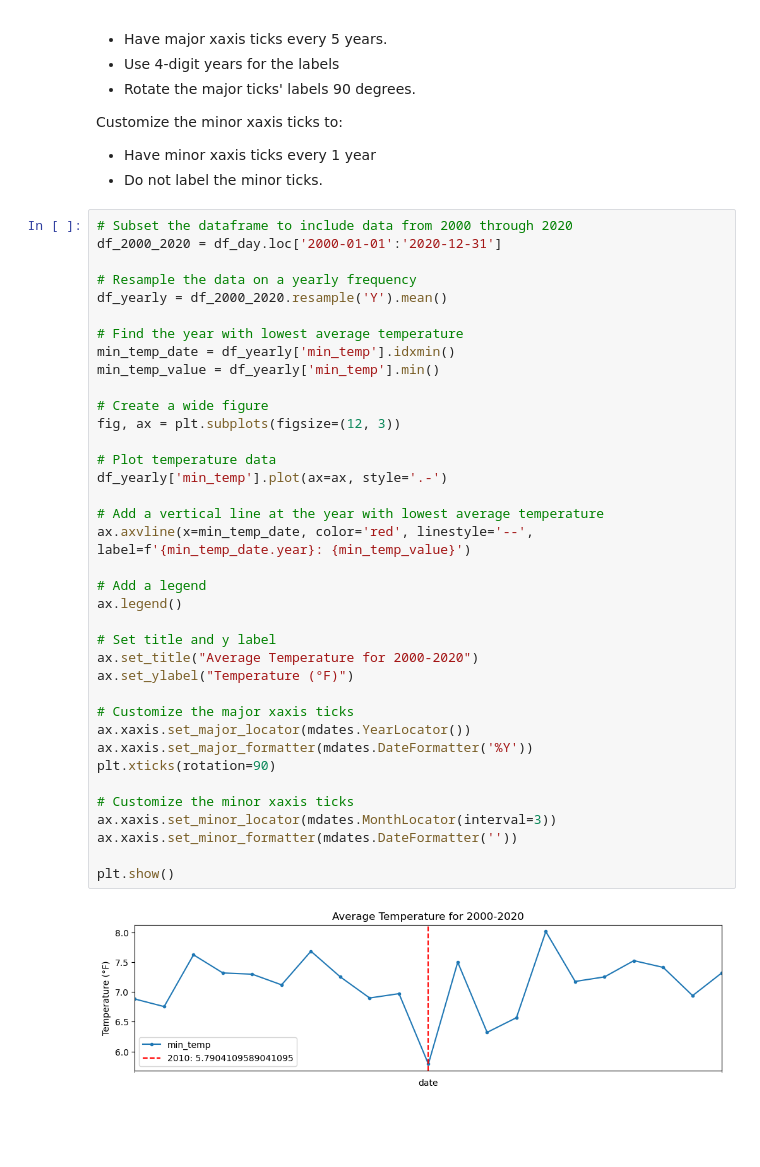
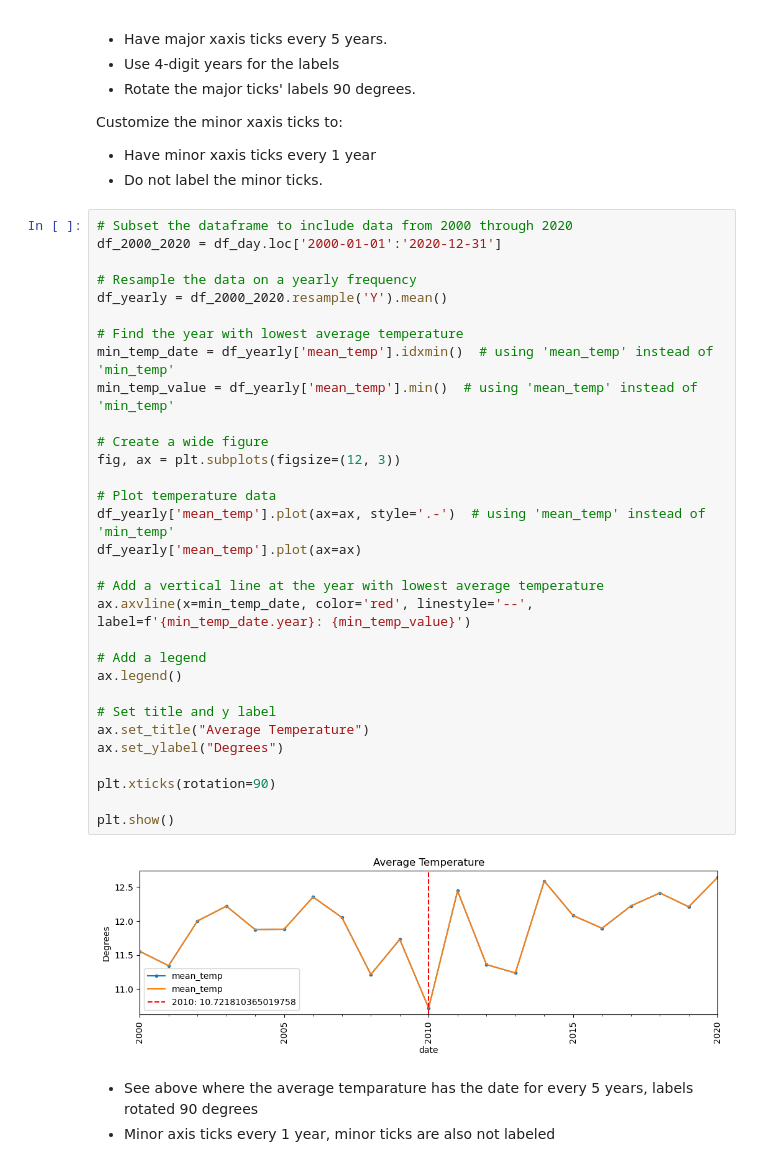
Before and after one commit to hgploutz/Resampling-Datetime-Data--Core-, a Jupyter notebook: Resampling Datetime Data Assignment.ipynb, the cells around one changed output. Cells and saved outputs as stored; diff of their text form; blank space fills up the shorter version.

```diff
--- a/Resampling Datetime Data Assignment.ipynb
+++ b/Resampling Datetime Data Assignment.ipynb
@@ -292,39 +275,36 @@ Customize the minor xaxis ticks to:
 # %%
 # Subset the dataframe to include data from 2000 through 2020
 df_2000_2020 = df_day.loc['2000-01-01':'2020-12-31']
 
 # Resample the data on a yearly frequency
 df_yearly = df_2000_2020.resample('Y').mean()
 
 # Find the year with lowest average temperature
-min_temp_date = df_yearly['min_temp'].idxmin()
-min_temp_value = df_yearly['min_temp'].min()
+min_temp_date = df_yearly['mean_temp'].idxmin()  # using 'mean_temp' instead of 'min_temp'
+min_temp_value = df_yearly['mean_temp'].min()  # using 'mean_temp' instead of 'min_temp'
 
 # Create a wide figure
 fig, ax = plt.subplots(figsize=(12, 3))
 
 # Plot temperature data
-df_yearly['min_temp'].plot(ax=ax, style='.-')
+df_yearly['mean_temp'].plot(ax=ax, style='.-')  # using 'mean_temp' instead of 'min_temp'
+df_yearly['mean_temp'].plot(ax=ax)
 
 # Add a vertical line at the year with lowest average temperature
 ax.axvline(x=min_temp_date, color='red', linestyle='--', label=f'{min_temp_date.year}: {min_temp_value}')
 
 # Add a legend
 ax.legend()
 
 # Set title and y label
-ax.set_title("Average Temperature for 2000-2020")
-ax.set_ylabel("Temperature (°F)")
+ax.set_title("Average Temperature")
+ax.set_ylabel("Degrees")
 
-# Customize the major xaxis ticks
-ax.xaxis.set_major_locator(mdates.YearLocator())
-ax.xaxis.set_major_formatter(mdates.DateFormatter('%Y'))
 plt.xticks(rotation=90)
 
-# Customize the minor xaxis ticks
-ax.xaxis.set_minor_locator(mdates.MonthLocator(interval=3))
-ax.xaxis.set_minor_formatter(mdates.DateFormatter(''))
-
 plt.show()
 # %% [output]
-[figure, old version]
+[figure, new version]
+# %% [markdown]
+- See above where the average temparature has the date for every 5 years, labels rotated 90 degrees
+- Minor axis ticks every 1 year, minor ticks are also not labeled
```
Also changed, not shown: parts of 3 cells of this notebook.
